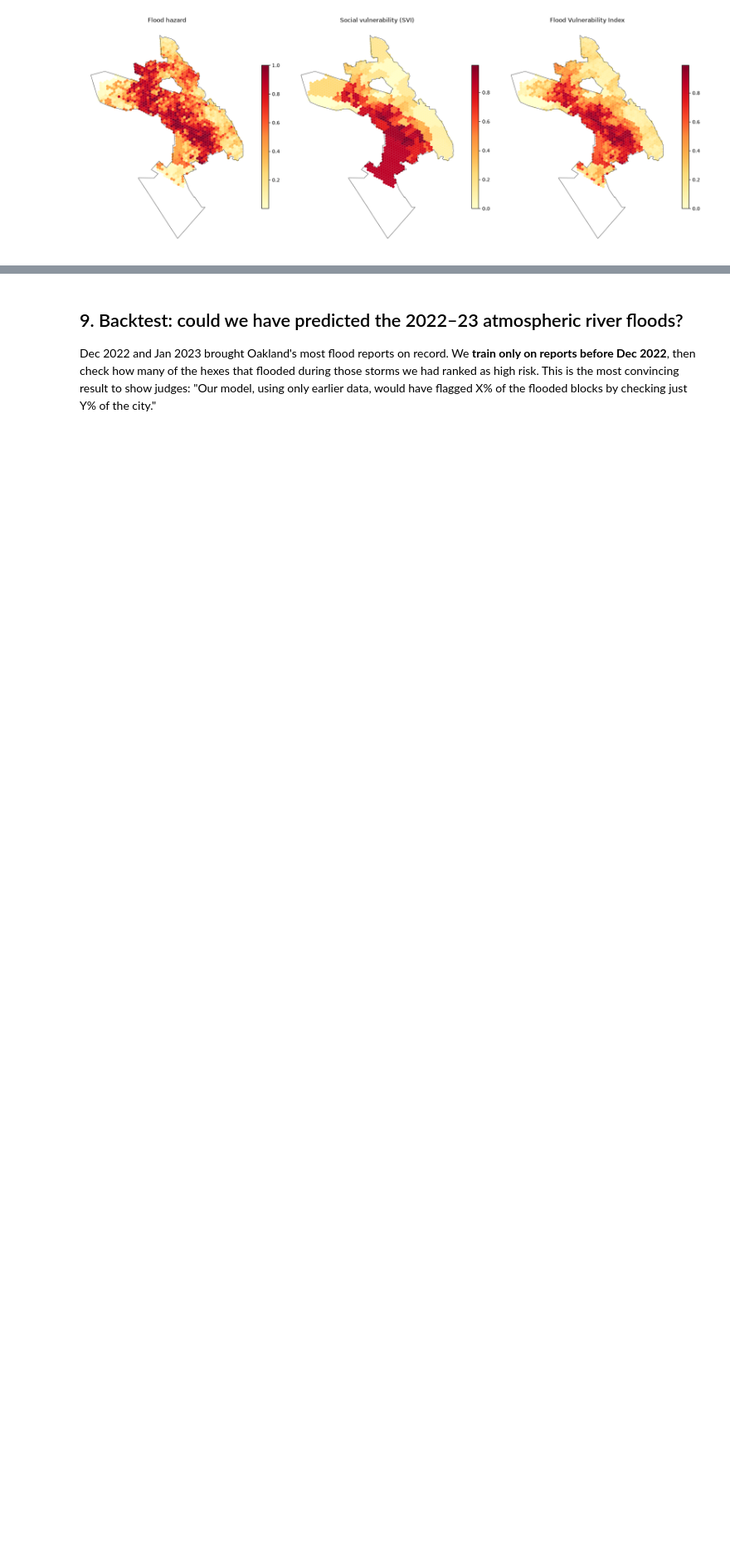
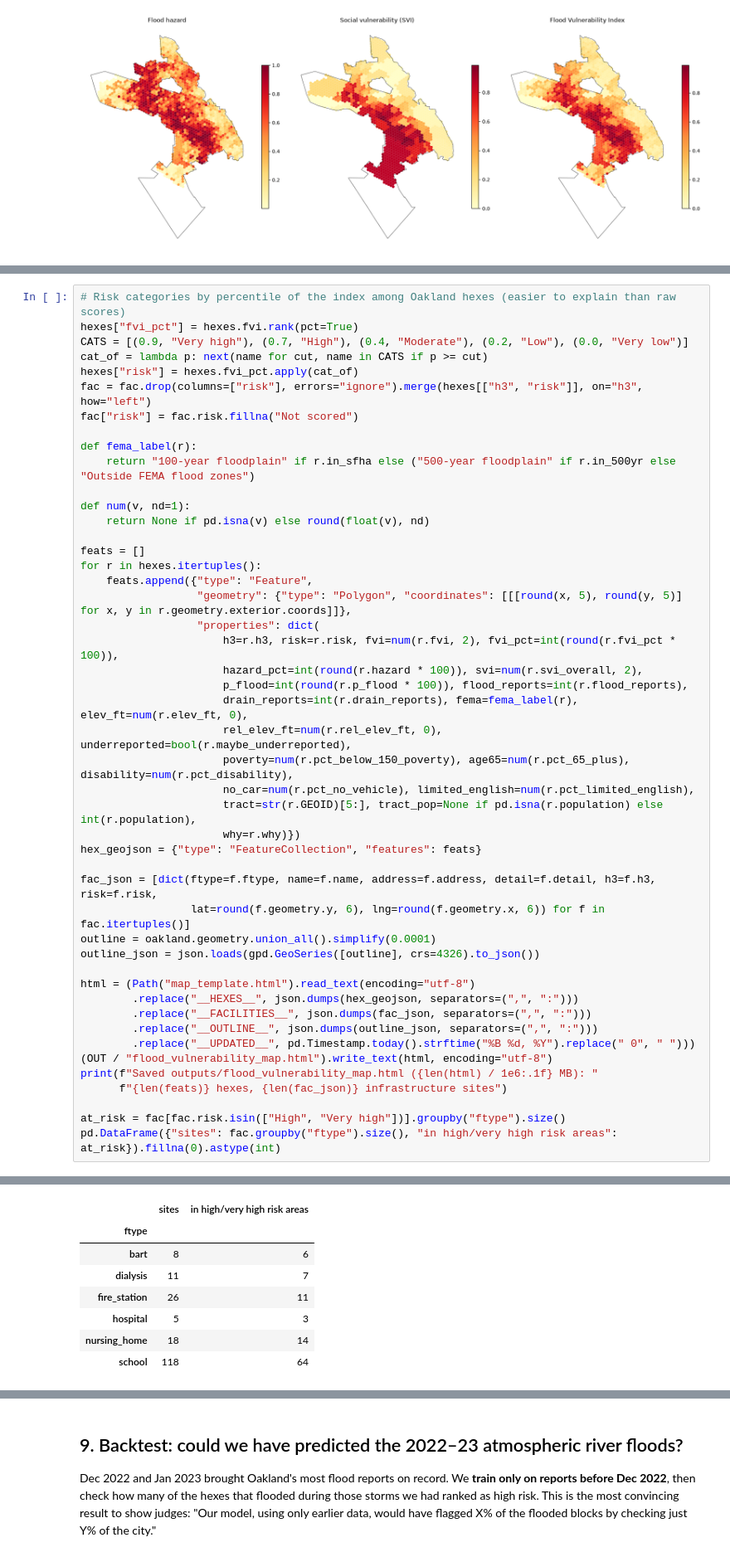
Before and after one commit to CooperMorris0/DataFest2026, a Jupyter notebook: oakland-flood-vulnerability/oakland_flood_starter.ipynb, the cells around one changed output, grey strips where cells are left out. Shown at 83% size. Drawn from its saved outputs; the diff is of its cells as text; blank space fills up the shorter version.

```diff
--- a/oakland-flood-vulnerability/oakland_flood_starter.ipynb
+++ b/oakland-flood-vulnerability/oakland_flood_starter.ipynb
@@ -469,0 +529,48 @@ m
+# %%
+# Risk categories by percentile of the index among Oakland hexes (easier to explain than raw scores)
+hexes["fvi_pct"] = hexes.fvi.rank(pct=True)
+CATS = [(0.9, "Very high"), (0.7, "High"), (0.4, "Moderate"), (0.2, "Low"), (0.0, "Very low")]
+cat_of = lambda p: next(name for cut, name in CATS if p >= cut)
+hexes["risk"] = hexes.fvi_pct.apply(cat_of)
+fac = fac.drop(columns=["risk"], errors="ignore").merge(hexes[["h3", "risk"]], on="h3", how="left")
+fac["risk"] = fac.risk.fillna("Not scored")
+
+def fema_label(r):
+    return "100-year floodplain" if r.in_sfha else ("500-year floodplain" if r.in_500yr else "Outside FEMA flood zones")
+
+def num(v, nd=1):
+    return None if pd.isna(v) else round(float(v), nd)
+
+feats = []
+for r in hexes.itertuples():
+    feats.append({"type": "Feature",
+                  "geometry": {"type": "Polygon", "coordinates": [[[round(x, 5), round(y, 5)] for x, y in r.geometry.exterior.coords]]},
+                  "properties": dict(
+                      h3=r.h3, risk=r.risk, fvi=num(r.fvi, 2), fvi_pct=int(round(r.fvi_pct * 100)),
+                      hazard_pct=int(round(r.hazard * 100)), svi=num(r.svi_overall, 2),
+                      p_flood=int(round(r.p_flood * 100)), flood_reports=int(r.flood_reports),
+                      drain_reports=int(r.drain_reports), fema=fema_label(r), elev_ft=num(r.elev_ft, 0),
+                      rel_elev_ft=num(r.rel_elev_ft, 0), underreported=bool(r.maybe_underreported),
+                      poverty=num(r.pct_below_150_poverty), age65=num(r.pct_65_plus), disability=num(r.pct_disability),
+                      no_car=num(r.pct_no_vehicle), limited_english=num(r.pct_limited_english),
+                      tract=str(r.GEOID)[5:], tract_pop=None if pd.isna(r.population) else int(r.population),
+                      why=r.why)})
+hex_geojson = {"type": "FeatureCollection", "features": feats}
+
+fac_json = [dict(ftype=f.ftype, name=f.name, address=f.address, detail=f.detail, h3=f.h3, risk=f.risk,
+                 lat=round(f.geometry.y, 6), lng=round(f.geometry.x, 6)) for f in fac.itertuples()]
+outline = oakland.geometry.union_all().simplify(0.0001)
+outline_json = json.loads(gpd.GeoSeries([outline], crs=4326).to_json())
+
+html = (Path("map_template.html").read_text(encoding="utf-8")
+        .replace("__HEXES__", json.dumps(hex_geojson, separators=(",", ":")))
+        .replace("__FACILITIES__", json.dumps(fac_json, separators=(",", ":")))
+        .replace("__OUTLINE__", json.dumps(outline_json, separators=(",", ":")))
+        .replace("__UPDATED__", pd.Timestamp.today().strftime("%B %d, %Y").replace(" 0", " ")))
+(OUT / "flood_vulnerability_map.html").write_text(html, encoding="utf-8")
+print(f"Saved outputs/flood_vulnerability_map.html ({len(html) / 1e6:.1f} MB): "
+      f"{len(feats)} hexes, {len(fac_json)} infrastructure sites")
+
+at_risk = fac[fac.risk.isin(["High", "Very high"])].groupby("ftype").size()
+pd.DataFrame({"sites": fac.groupby("ftype").size(), "in high/very high risk areas": at_risk}).fillna(0).astype(int)
+# %% [output]
@@ -469,0 +578,8 @@ m
+|  | sites | in high/very high risk areas |
+| ftype |  |  |
+| bart | 8 | 6 |
+| dialysis | 11 | 7 |
+| fire_station | 26 | 11 |
+| hospital | 5 | 3 |
+| nursing_home | 18 | 14 |
+| school | 118 | 64 |
```
Also changed, not shown: parts of 7 cells of this notebook, 5 other files.
